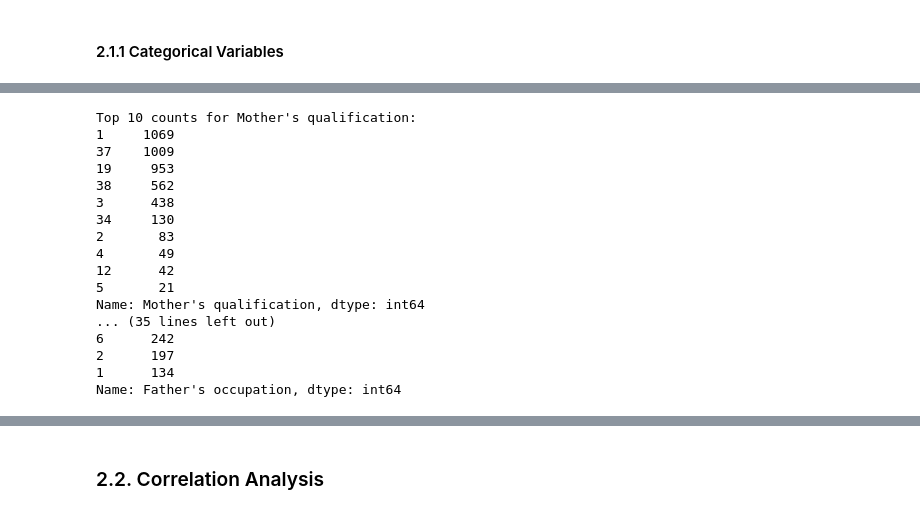
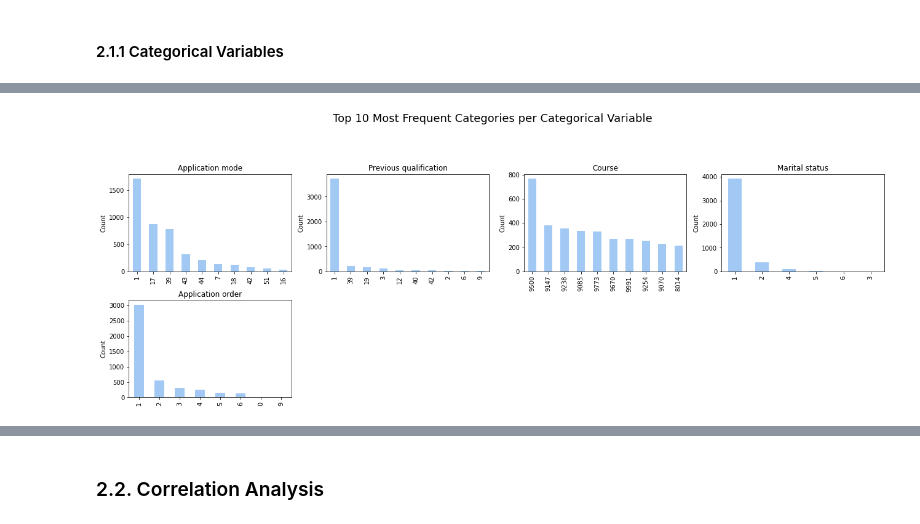
Before and after one commit to toschka123/Student_Dropout, a Jupyter notebook: ML_Project.ipynb, the cells around one changed output, grey strips where cells are left out. Saved outputs shown, nothing was run; the diff lists cells and outputs as text; code cells hidden in the pictures.

```diff
--- a/ML_Project.ipynb
+++ b/ML_Project.ipynb
@@ -296,24 +288,18 @@ plt.show()
-# %%
-
-for col in categorical_data_max_levels.columns:
-    print(f"Top 10 counts for {col}:")
-    print(categorical_data_max_levels[col].value_counts().head(10))
-    print()
-# %% [output]
-Top 10 counts for Mother's qualification:
-1     1069
-37    1009
-19     953
-38     562
-3      438
-34     130
-2       83
-4       49
-12      42
-5       21
-Name: Mother's qualification, dtype: int64
-... (35 lines left out)
-6      242
-2      197
-1      134
-Name: Father's occupation, dtype: int64
+# %%
+fig, axes = plt.subplots(4, 4, figsize=(18, 12))
+axes = axes.flatten()
+
+for idx, col in enumerate(categorical_data_min_levels.columns):
+    counts = categorical_data_min_levels[col].value_counts().head(10)
+    counts.plot(kind='bar', ax=axes[idx])
+    axes[idx].set_title(col)
+    axes[idx].set_ylabel('Count')
+
+for i in range(len(categorical_data_min_levels.columns), len(axes)):
+    fig.delaxes(axes[i])
+
+plt.suptitle('Top 10 Most Frequent Categories per Categorical Variable', fontsize=18, y=1.02)
+plt.tight_layout(rect=[0, 0, 1, 0.97])
+plt.show()
+# %% [output]
+[figure, added]
```
Also changed, not shown: parts of 15 cells of this notebook.
